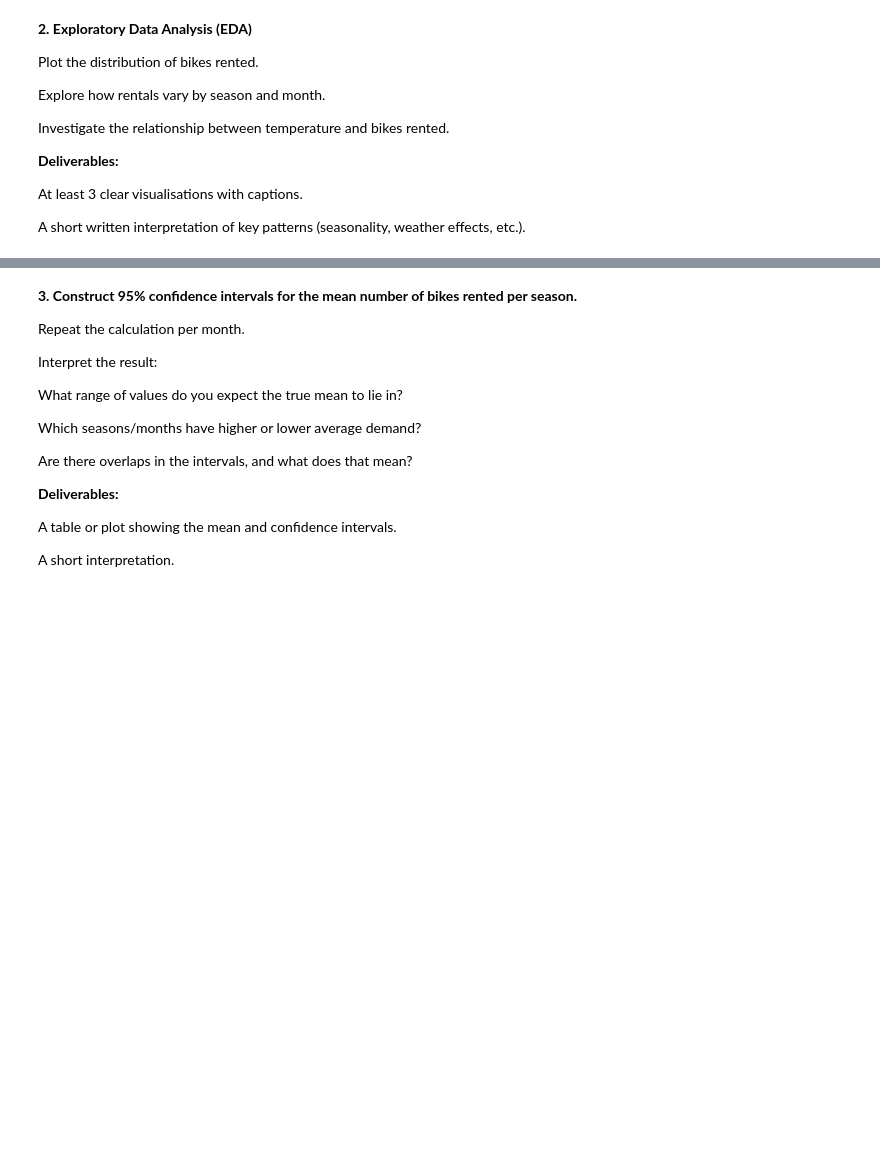
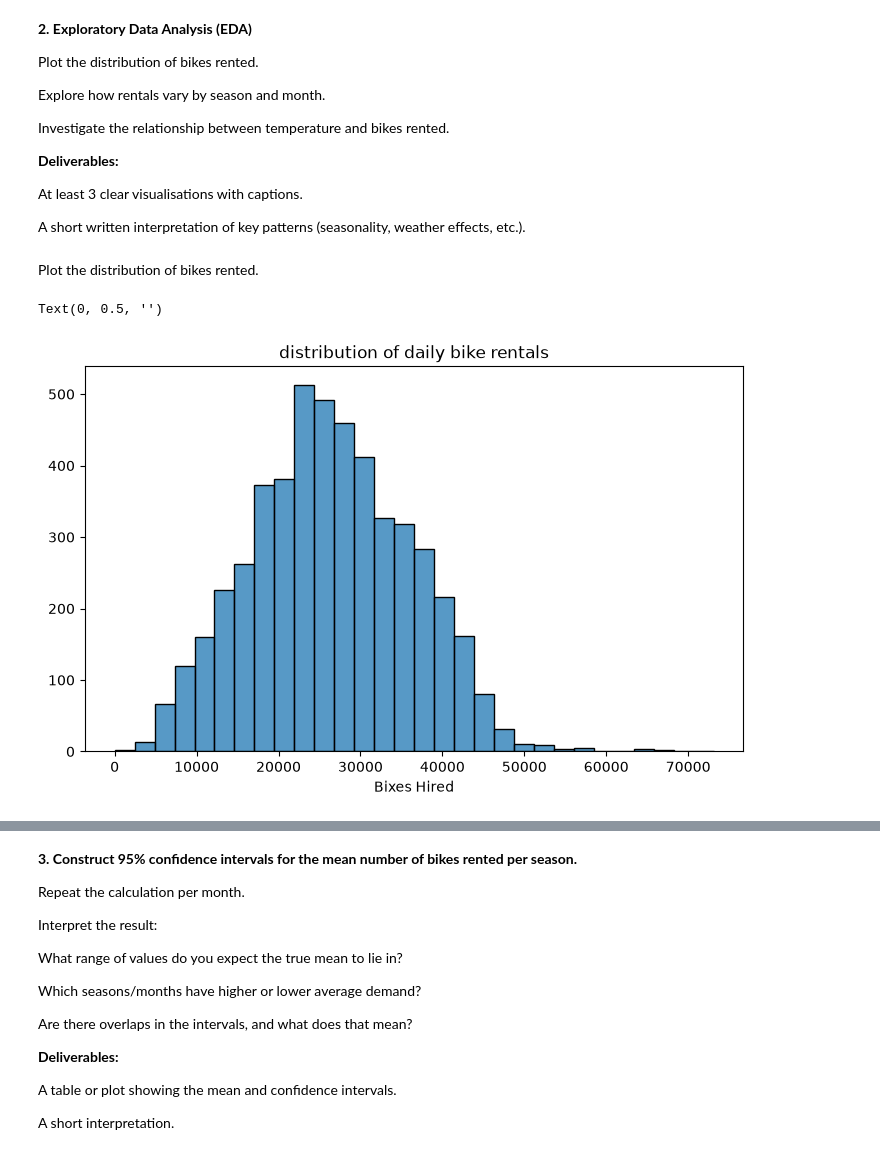
Before and after one commit to Brennan-Chan/Analytics-Through-Coding-AUT_26, a Jupyter notebook: Session_3/Group_Project.ipynb, the cells around one changed output, grey strips where cells are left out. Saved outputs shown, nothing was run; the diff lists cells and outputs as text; code cells hidden in the pictures; blank space fills up the shorter version.

Commit message:
Updated the group assignment and fitted some graphs

```diff
--- a/Session_3/Group_Project.ipynb
+++ b/Session_3/Group_Project.ipynb
@@ -169,5 +160,21 @@ Investigate the relationship between temperature and bikes rented.
 At least 3 clear visualisations with captions.
 
 A short written interpretation of key patterns (seasonality, weather effects, etc.).
+# %% [markdown]
+Plot the distribution of bikes rented.
 # %%
 ## Your code goes here
+plt.figure(figsize=(8.5,5))
+
+sns.histplot(
+    data=bikes,
+    x="bikes_hired",
+    bins=30
+)
+
+plt.title("distribution of daily bike rentals")
+plt.xlabel("Bixes Hired")
+plt.ylabel("")
+# %% [output]
+Text(0, 0.5, '')
+[figure, added]
```
Also changed, not shown: parts of 14 cells of this notebook.
